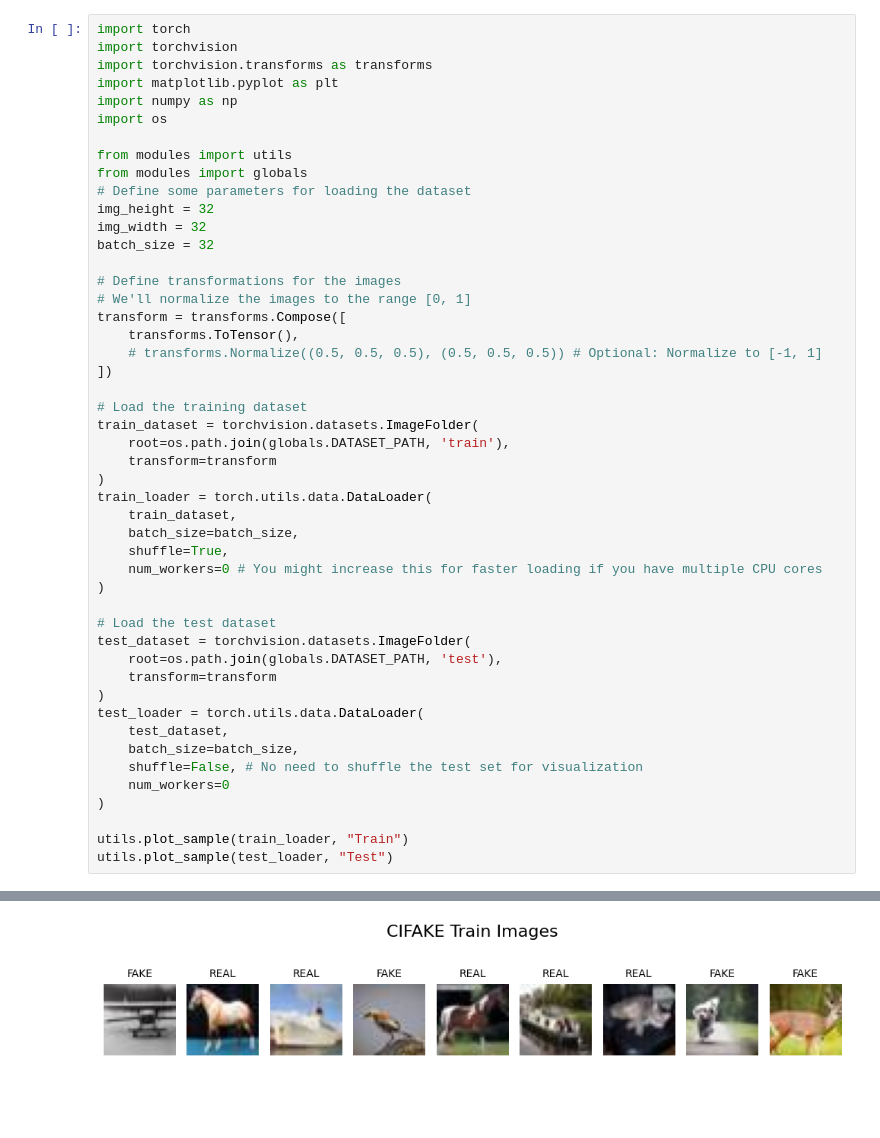
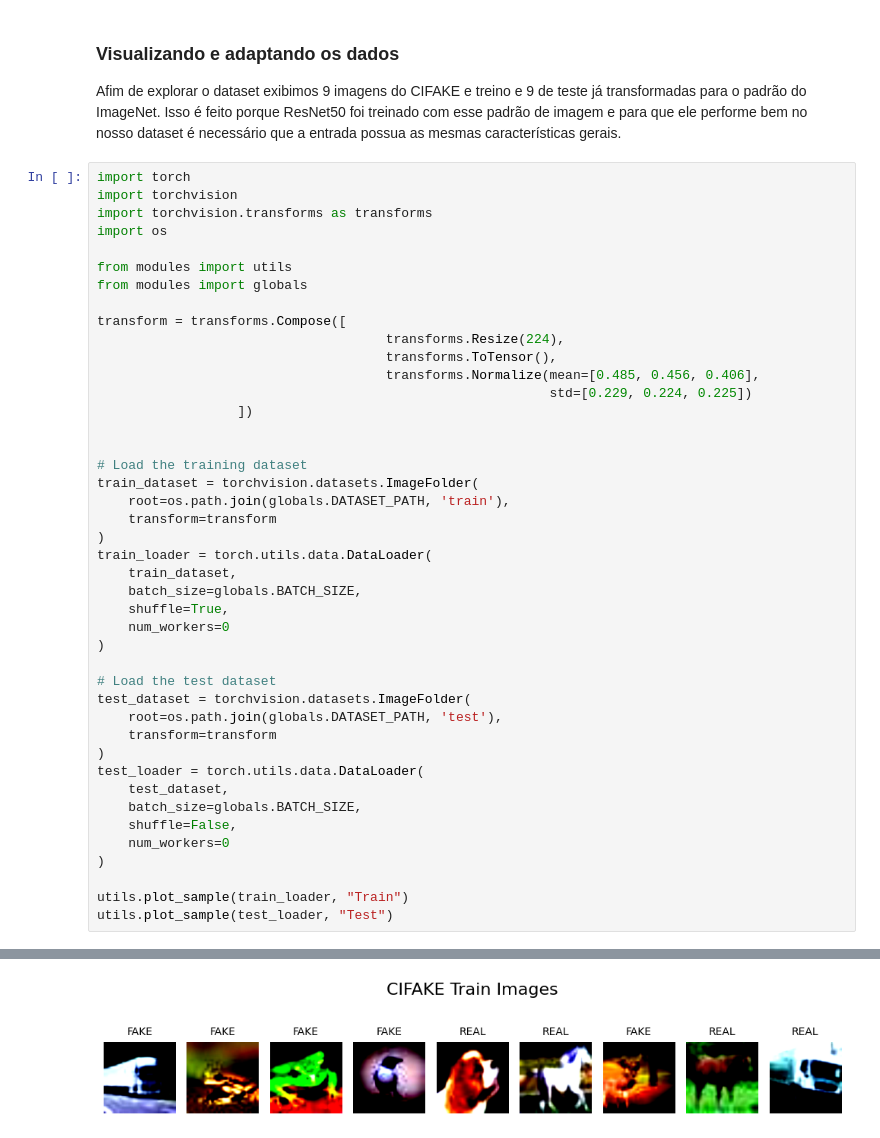
Before and after one commit to MarinaPiragibe/ia_verde_cnn, a Jupyter notebook: main.ipynb, the cells around one changed output, grey strips where cells are left out. Cells and saved outputs as stored; diff of their text form; blank space fills up the shorter version.

Commit message:
feta: update globals + markdown

```diff
--- a/main.ipynb
+++ b/main.ipynb
@@ -10,24 +16,23 @@ Path to dataset files: C:\Users\masar\.cache\kagglehub\datasets\birdy654\cifake-
+# %% [markdown]
+### Visualizando e adaptando os dados
+
+Afim de explorar o dataset exibimos 9 imagens do CIFAKE e treino e 9 de teste já transformadas para o padrão do ImageNet. Isso é feito porque ResNet50 foi treinado com esse padrão de imagem e para que ele performe bem no nosso dataset é necessário que a entrada possua as mesmas características gerais.
 # %%
 import torch
 import torchvision
 import torchvision.transforms as transforms
-import matplotlib.pyplot as plt
-import numpy as np
 import os
 
 from modules import utils
 from modules import globals
-# Define some parameters for loading the dataset
-img_height = 32
-img_width = 32
-batch_size = 32
 
-# Define transformations for the images
-# We'll normalize the images to the range [0, 1]
 transform = transforms.Compose([
-    transforms.ToTensor(),
-    # transforms.Normalize((0.5, 0.5, 0.5), (0.5, 0.5, 0.5)) # Optional: Normalize to [-1, 1]
-])
+                                     transforms.Resize(224),
+                                     transforms.ToTensor(),
+                                     transforms.Normalize(mean=[0.485, 0.456, 0.406],
+                                                          std=[0.229, 0.224, 0.225])
+                  ])
+
 
 # Load the training dataset
 train_dataset = torchvision.datasets.ImageFolder(
@@ -36,9 +41,9 @@ train_dataset = torchvision.datasets.ImageFolder(
 )
 train_loader = torch.utils.data.DataLoader(
     train_dataset,
-    batch_size=batch_size,
+    batch_size=globals.BATCH_SIZE,
     shuffle=True,
-    num_workers=0 # You might increase this for faster loading if you have multiple CPU cores
+    num_workers=0
 )
 
 # Load the test dataset
@@ -48,8 +53,8 @@ test_dataset = torchvision.datasets.ImageFolder(
 )
 test_loader = torch.utils.data.DataLoader(
     test_dataset,
-    batch_size=batch_size,
-    shuffle=False, # No need to shuffle the test set for visualization
+    batch_size=globals.BATCH_SIZE,
+    shuffle=False,
     num_workers=0
 )
 
@@ -59 +73 @@ utils.plot_sample(test_loader, "Test")
-[figure, old version]
+[figure, new version]
```
Also changed, not shown: parts of 5 cells of this notebook, 1 other file.
